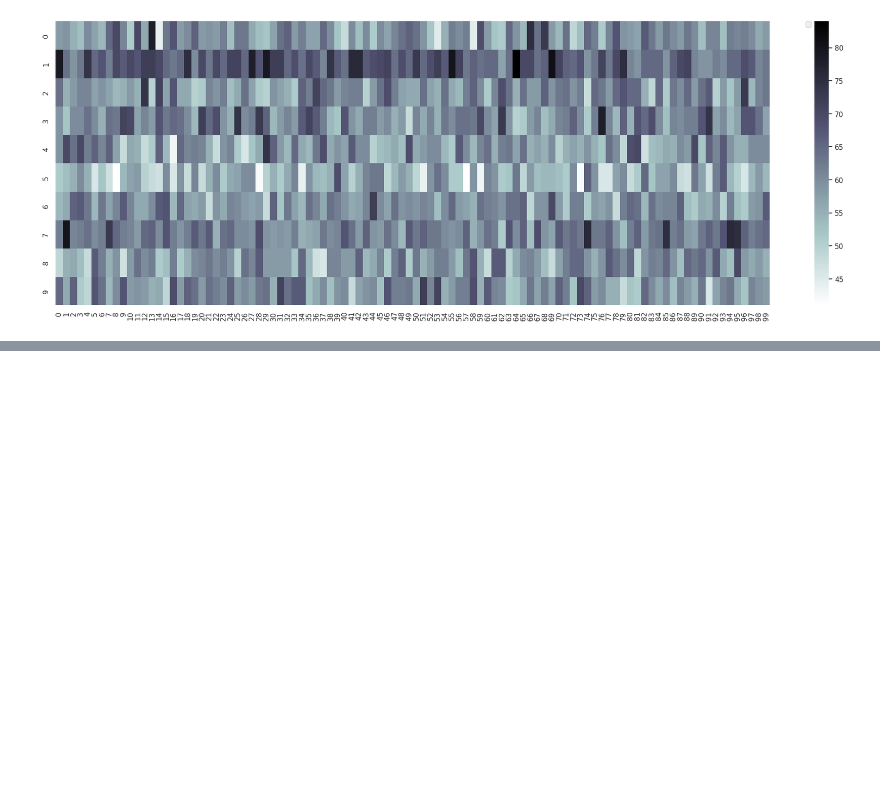
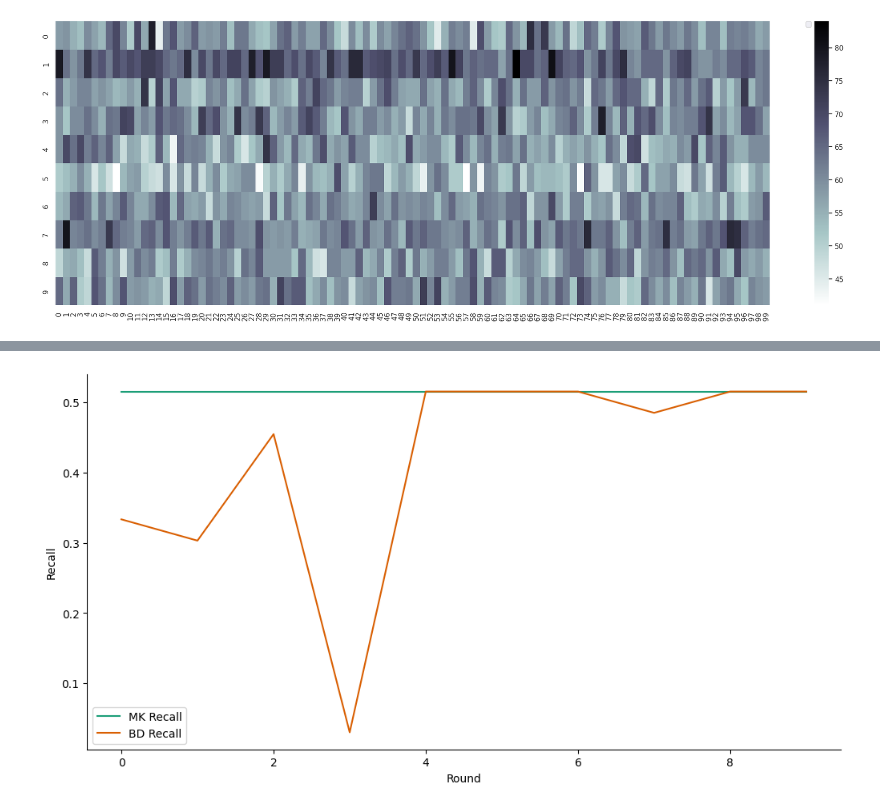
Before and after one commit to andrasfe/decfed, a Jupyter notebook: federated-learning-v1-2.ipynb, the cells around one changed output, grey strips where cells are left out. Cells and saved outputs as stored; diff of their text form; code cells hidden in the pictures; blank space fills up the shorter version.

```diff
--- a/federated-learning-v1-2.ipynb
+++ b/federated-learning-v1-2.ipynb
@@ -1046,0 +1153,4 @@ noniid_df
+# %%
+render_plot(title='Recall', series1_key='recall1', series2_key='recall2')
+# %% [output]
+[figure, added]
```
Also changed, not shown: parts of 46 cells of this notebook.
